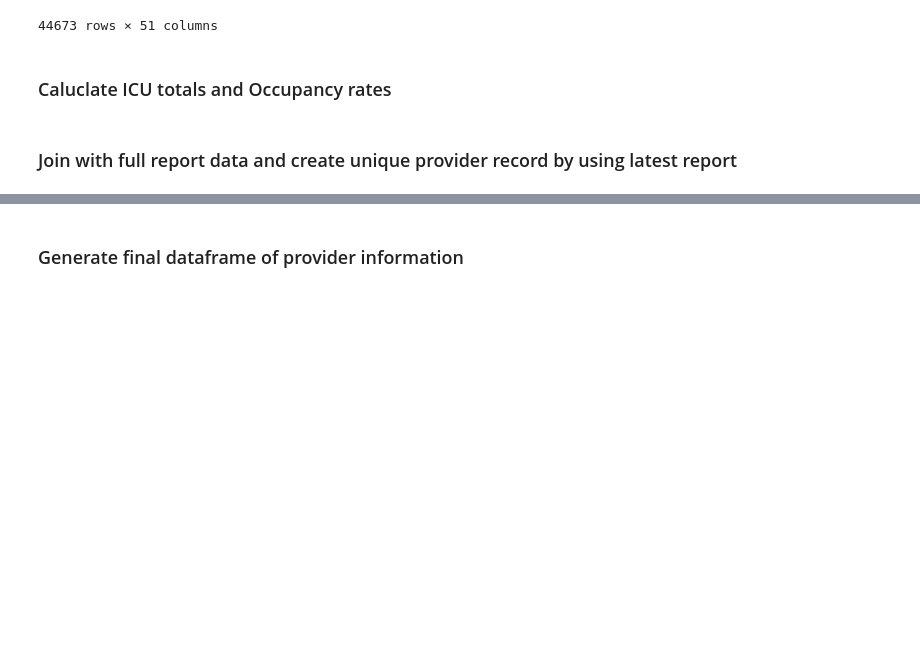
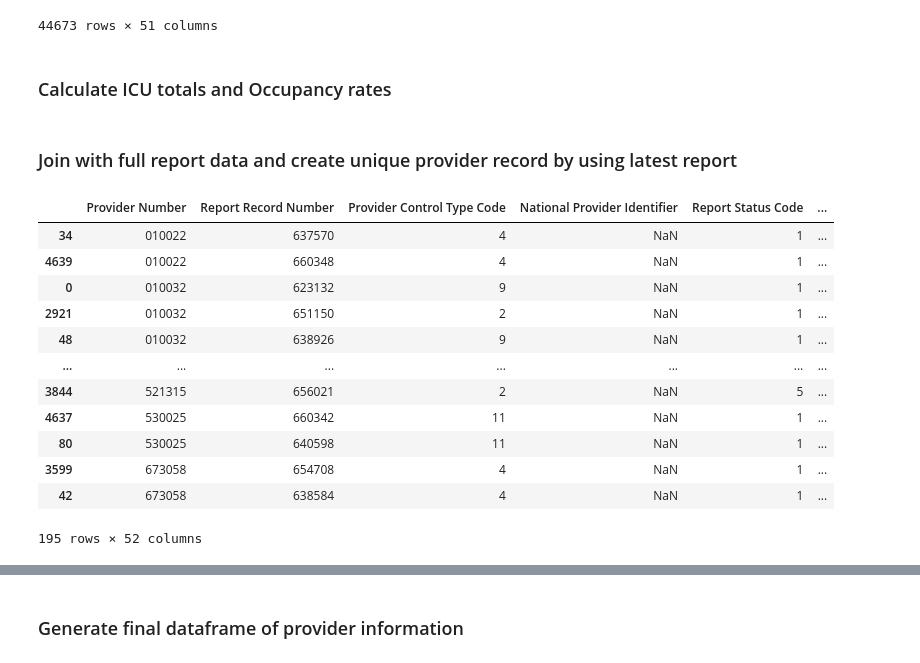
Before and after one commit to covidcaremap/covid19-healthsystemcapacity, a Jupyter notebook: nbs/usa_hcris2018_facilitybedcounts_v2.ipynb, the cells around one changed output, grey strips where cells are left out. Cells and saved outputs as stored; diff of their text form; code cells hidden in the pictures; blank space fills up the shorter version.

Commit message:
Fixed dropping dup records by Fiscal End Year as datetime dtype

```diff
--- a/nbs/usa_hcris2018_facilitybedcounts_v2.ipynb
+++ b/nbs/usa_hcris2018_facilitybedcounts_v2.ipynb
@@ -395,7 +400,7 @@ record_sum_columns = ['Provider Number', 'Report Record Number'] + count_columns
 provider_record_sums = report_cells_to_be_grouped[record_sum_columns].groupby(
     ['Provider Number', 'Report Record Number']).sum()
 # %% [markdown]
-### Caluclate ICU totals and Occupancy rates
+### Calculate ICU totals and Occupancy rates
 # %%
 provider_record_sums['ICU Total Staffed Beds'] = provider_record_sums[icu_staffed_beds_columns].sum(axis=1)
 provider_record_sums['ICU Total Bed Days Available'] = provider_record_sums[icu_bed_days_columns].sum(axis=1)
@@ -408,5 +413,23 @@ provider_record_sums['Total Bed Occupancy Rate'] = provider_record_sums['Total I
 full_df = hosp_and_rpt.set_index(['Provider Number', 'Report Record Number']).join(provider_record_sums)
 
 full_df = full_df.reset_index()
+full_df['Fiscal Year End Date'] = pd.to_datetime(full_df['Fiscal Year End Date'])
 full_df = full_df.sort_values('Fiscal Year End Date', ascending=False)
-full_df = full_df.drop_duplicates('Provider Number')
+# %%
+# check that duplicates are dropped by Fiscal Year End Date correctly
+dup_provider_nums = full_df[full_df.duplicated('Provider Number')]['Provider Number'].values
+full_df.loc[full_df['Provider Number'].isin(dup_provider_nums)].sort_values('Provider Number')
+# %% [output]
+|  | Provider Number | Report Record Number | Provider Control Type Code | National Provider Identifier | Report Status Code | ... |
+| 34 | 010022 | 637570 | 4 | NaN | 1 | ... |
+| 4639 | 010022 | 660348 | 4 | NaN | 1 | ... |
+| 0 | 010032 | 623132 | 9 | NaN | 1 | ... |
+| 2921 | 010032 | 651150 | 2 | NaN | 1 | ... |
+| 48 | 010032 | 638926 | 9 | NaN | 1 | ... |
+| ... | ... | ... | ... | ... | ... | ... |
+| 3844 | 521315 | 656021 | 2 | NaN | 5 | ... |
+| 4637 | 530025 | 660342 | 11 | NaN | 1 | ... |
+| 80 | 530025 | 640598 | 11 | NaN | 1 | ... |
+| 3599 | 673058 | 654708 | 4 | NaN | 1 | ... |
+| 42 | 673058 | 638584 | 4 | NaN | 1 | ... |
+195 rows × 52 columns
```
Also changed, not shown: parts of 5 cells of this notebook, 1 other file.
